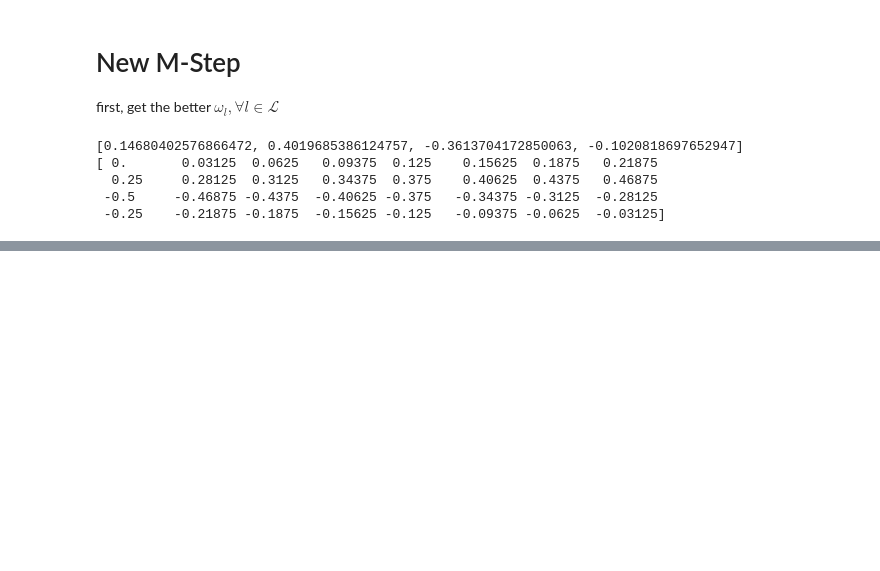
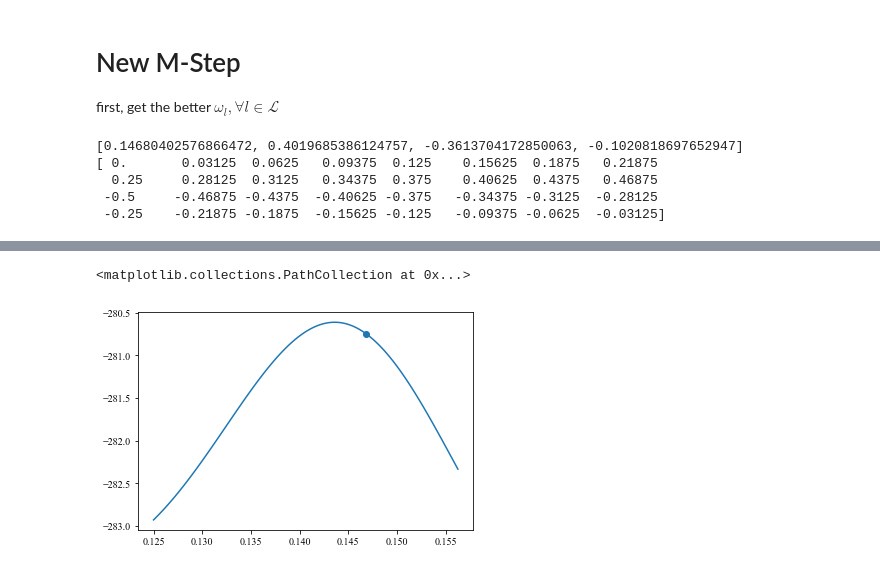
Before and after one commit to Brook1711/RIS-Angular-Domain, a Jupyter notebook: code_main/Alg.ipynb, the cells around one changed output, grey strips where cells are left out. Saved outputs shown, nothing was run; the diff lists cells and outputs as text; code cells hidden in the pictures; blank space fills up the shorter version.

```diff
--- a/code_main/Alg.ipynb
+++ b/code_main/Alg.ipynb
@@ -1430,0 +1485,27 @@ for i in range(4):
+# %%
+x_test = np.linspace(0.125, 0.15625, 100)
+y_test = []
+for x in x_test:
+    y_test.append(
+        f_l(
+            YK=YK,
+            Mu = E_step_instance.Mu,
+            kappa= 0.001,
+            omega_l= x,
+            l = 0,
+            Delta_varphi = Delta_varphi_container
+        )
+    )
+plt.plot(x_test, y_test)
+plt.scatter(Omega_true_L[0], f_l(
+        YK=YK,
+        Mu = E_step_instance.Mu,
+        kappa=0.001 ,
+        omega_l= Omega_true_L[0],
+        l = 0,
+        Delta_varphi=Delta_varphi_container
+    )
+    )
+# %% [output]
+<matplotlib.collections.PathCollection at 0x...>
+[figure, added]
```
Also changed, not shown: parts of 10 cells of this notebook, 1 other file.
